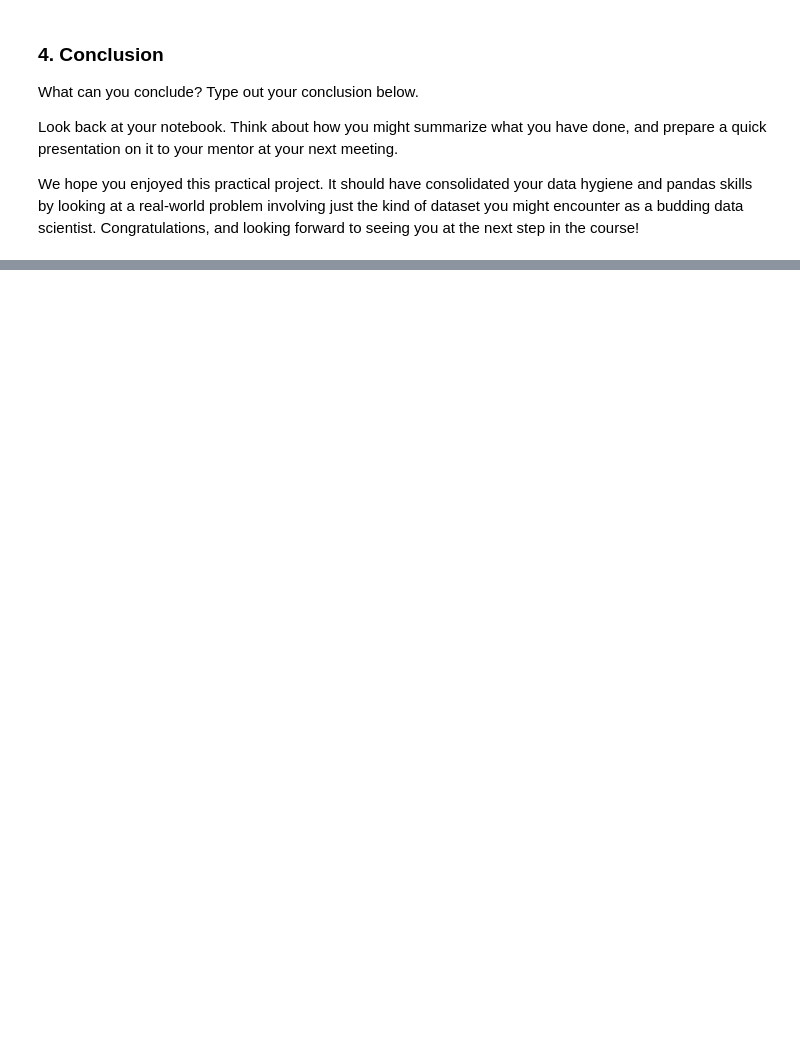
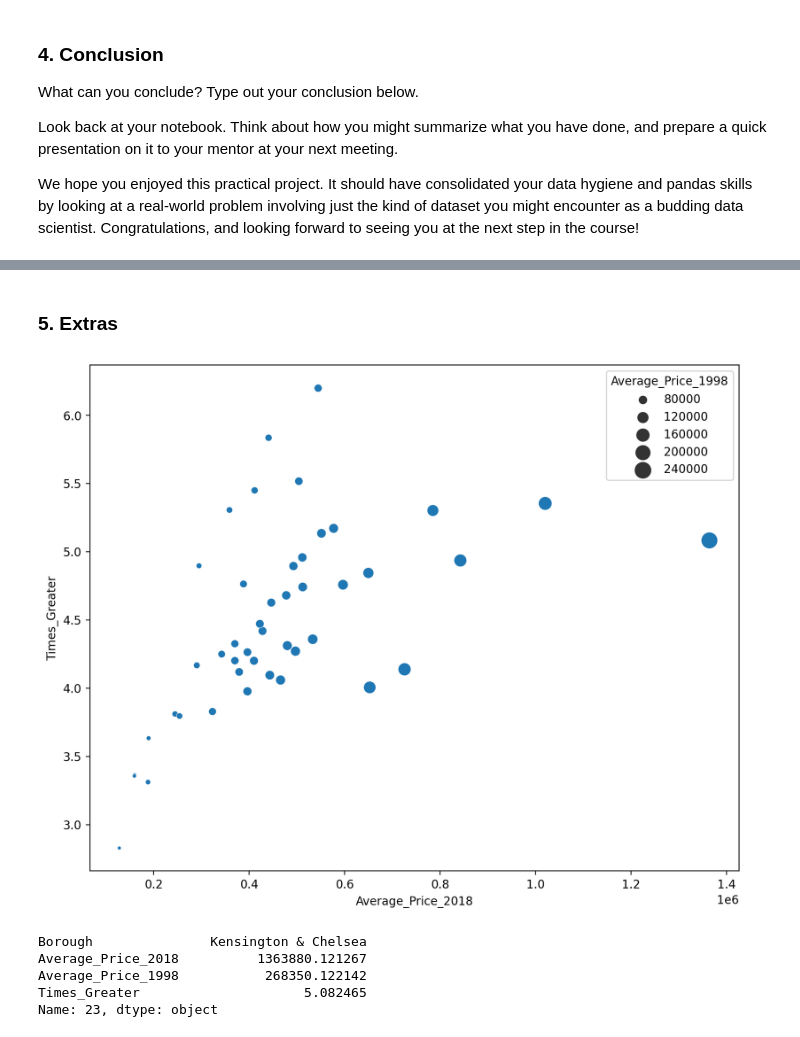
Before and after one commit to clewis53/CaeleyLewis_Unit4Challenge_Tier-3, a Jupyter notebook: CaeleyLewis_Unit4Challenge_Tier3.ipynb, the cells around one changed output, grey strips where cells are left out. Saved outputs shown, nothing was run; the diff lists cells and outputs as text; code cells hidden in the pictures; blank space fills up the shorter version.

Commit message:
commit 2
Fixed the wording in the bottom explanation, and added code for plots that were used in the report

```diff
--- a/CaeleyLewis_Unit4Challenge_Tier3.ipynb
+++ b/CaeleyLewis_Unit4Challenge_Tier3.ipynb
@@ -279,0 +296,17 @@ We hope you enjoyed this practical project. It should have consolidated your dat
+# %% [markdown]
+### 5. Extras
+# %%
+plt.figure(figsize=(10,8), dpi=200)
+sns.scatterplot(data=prices, x='Average_Price_2018', y='Times_Greater', size='Average_Price_1998', sizes=(10, 200))
+plt.savefig('increase_price_scatterplot.png')
+plt.show()
+# %% [output]
+[figure, added]
+# %%
+prices.iloc[prices['Average_Price_2018'].idxmax()]
+# %% [output]
+Borough               Kensington & Chelsea
+Average_Price_2018          1363880.121267
+Average_Price_1998           268350.122142
+Times_Greater                     5.082465
+Name: 23, dtype: object
```
Also changed, not shown: parts of 7 cells of this notebook.
